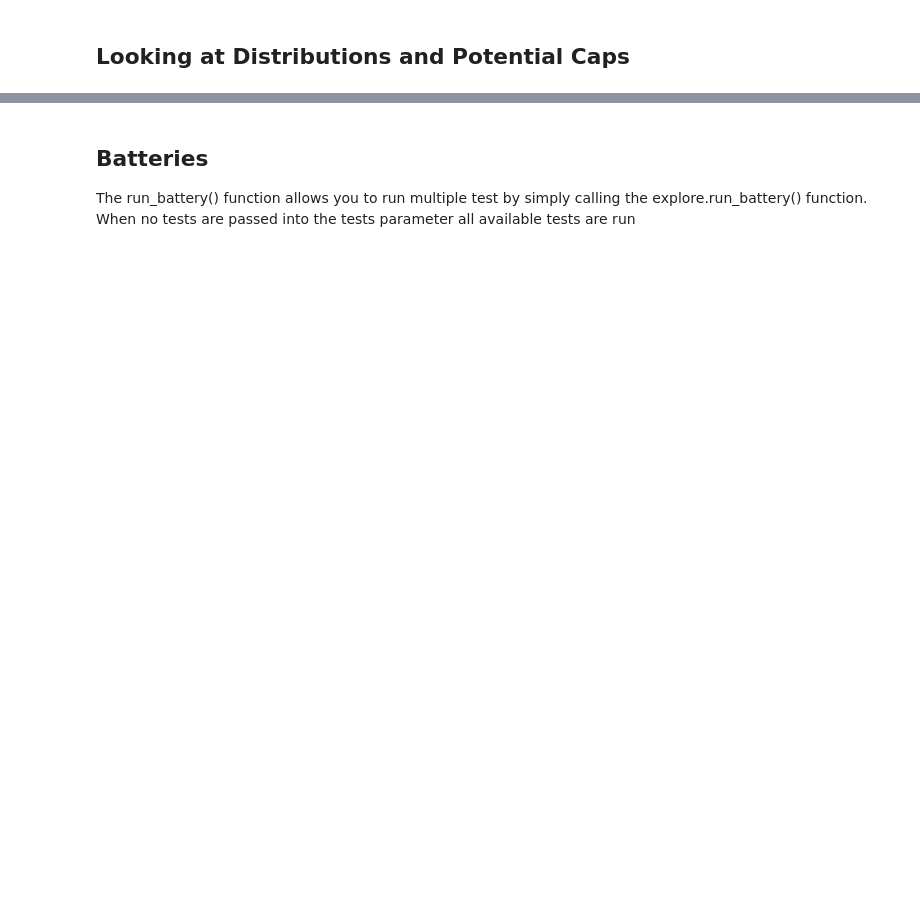
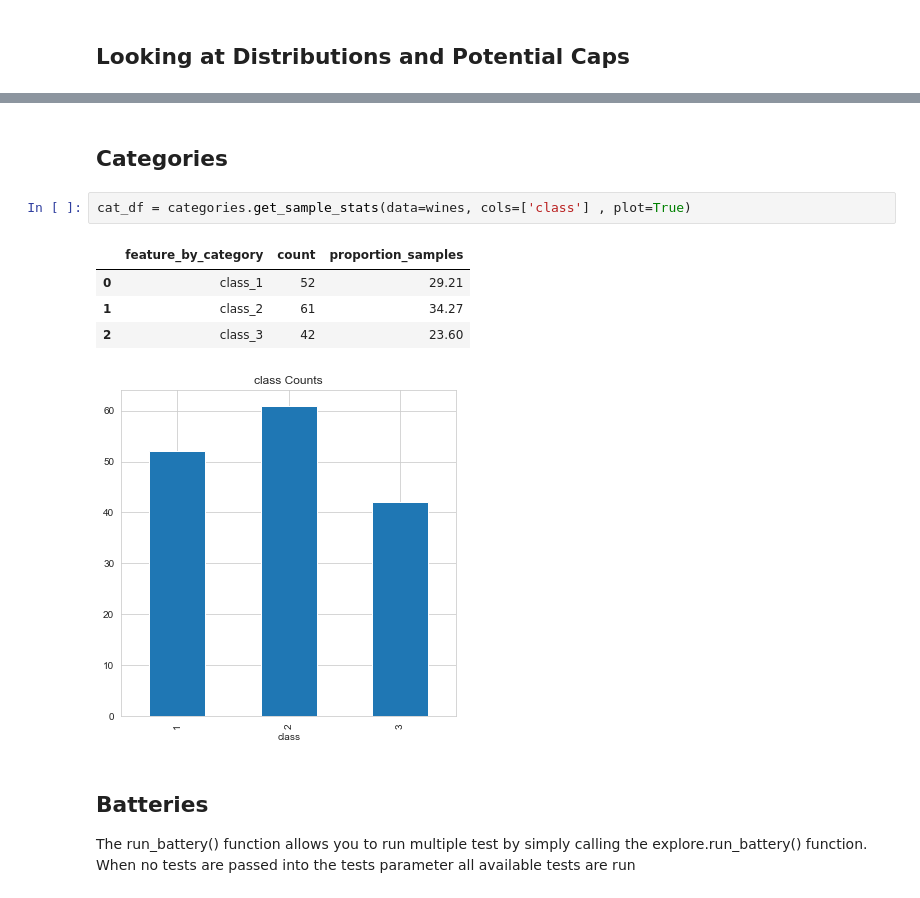
Before and after one commit to JFLandrigan/eagles, a Jupyter notebook: Exploratory.ipynb, the cells around one changed output, grey strips where cells are left out. Drawn from its saved outputs; the diff is of its cells as text; blank space fills up the shorter version.

```diff
--- a/Exploratory.ipynb
+++ b/Exploratory.ipynb
@@ -75,3 +75,13 @@ caps_df = distributions.find_caps(data=wines, cols=['alcohol', 'proline', 'flava
+# %% [markdown]
+## Categories
+# %%
+cat_df = categories.get_sample_stats(data=wines, cols=['class'] , plot=True)
+# %% [output]
+|  | feature_by_category | count | proportion_samples |
+| 0 | class_1 | 52 | 29.21 |
+| 1 | class_2 | 61 | 34.27 |
+| 2 | class_3 | 42 | 23.60 |
+[figure, added]
 # %% [markdown]
 ## Batteries
 
```
Also changed, not shown: parts of 14 cells of this notebook, 2 other files.
